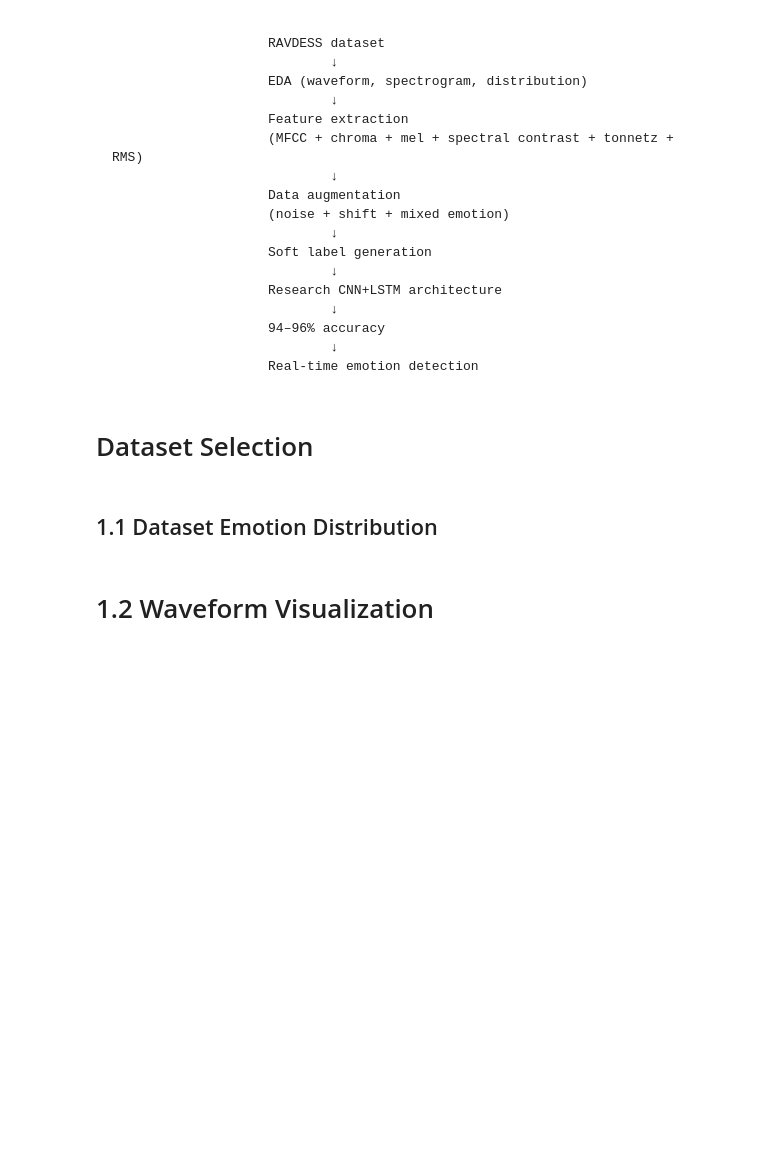
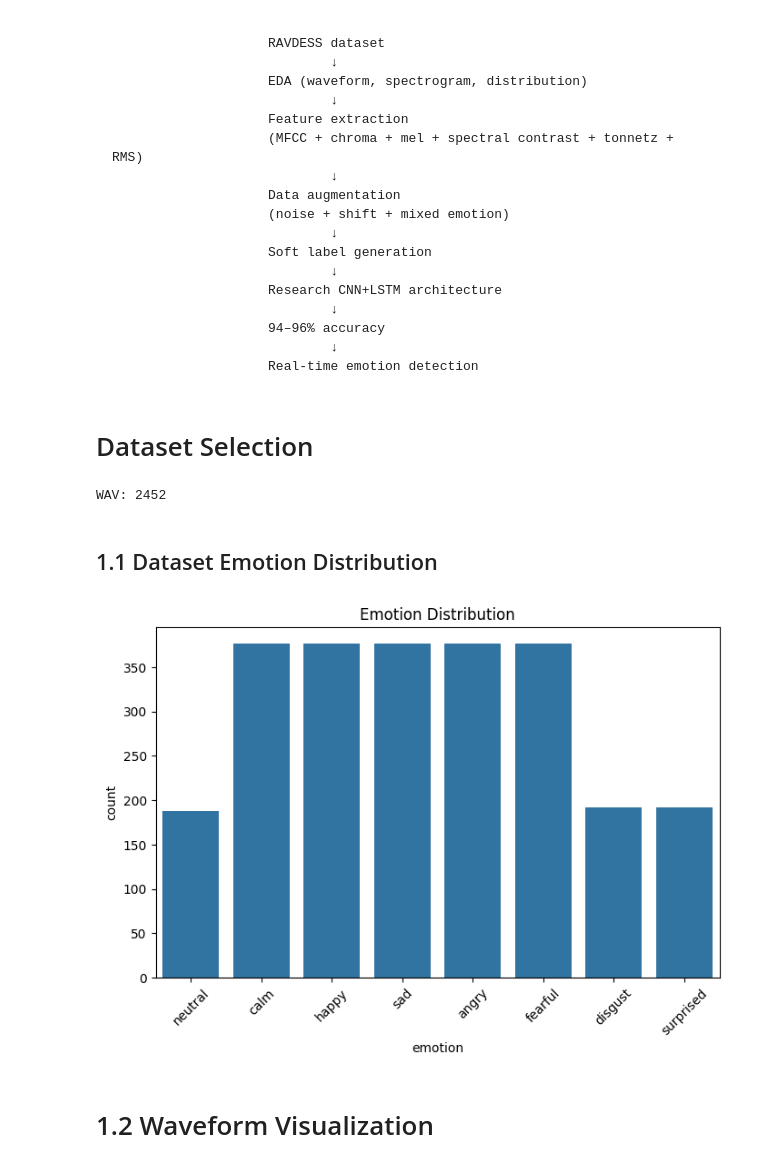
Before and after one commit to anshukumar2932/EmotionDetection-from-voice, a Jupyter notebook: Ravdees-Training/cnn_lstm.ipynb, the cells around one changed output. Drawn from its saved outputs; the diff is of its cells as text; code cells hidden in the pictures; blank space fills up the shorter version.

```diff
--- a/Ravdees-Training/cnn_lstm.ipynb
+++ b/Ravdees-Training/cnn_lstm.ipynb
@@ -32,51 +34,53 @@ import platform
 # %% [markdown]
 # Dataset Selection
 # %%
-system = platform.system()
+data_directory = "/media/anshu/New Volume/Dataset"
 
-username = os.getlogin()
+wav_files = glob.glob(os.path.join(data_directory, "**/*.wav"), recursive=True)
 
-if system == "Linux":
-    if "microsoft" in platform.uname().release.lower():
-        data_directory = f"/mnt/c/Users/{username}/Desktop/RAVDESS"
-    else:
-        data_directory = f"/home/{username}/RAVDESS"
+files = wav_files
 
-elif system == "Windows":
-    data_directory = f"C:/Users/{username}/Desktop/RAVDESS"
-
-print("Using dataset path:", data_directory)
-
-if not os.path.exists(data_directory):
-    raise FileNotFoundError(f"""
-Dataset not found!
-
-Expected path:
-{data_directory}
-
-Please update the path in Dataset Selection section.
-""")
+print("WAV:", len(wav_files))
+# %% [output]
+WAV: 2452
+# %%
+emotion_map_number = {
+    "01": "neutral",
+    "02": "calm",
+    "03": "happy",
+    "04": "sad",
+    "05": "angry",
+    "06": "fearful",
+    "07": "disgust",
+    "08": "surprised"
+}
 # %% [markdown]
 ## 1.1 Dataset Emotion Distribution
 # %%
-import pandas as pd
-
 emotion_list = []
 
-for file in glob.glob(data_directory + "/Actor_*/*.wav"):
+for file in wav_files:
     file_name = os.path.basename(file)
-    emotion = emotions[file_name.split("-")[2]]
+    parts = file_name.split("-")
+
+    if len(parts) < 3:
+        continue
+
+    emotion_code = parts[2]
+    emotion = emotion_map_number.get(emotion_code, "unknown")
+
     emotion_list.append(emotion)
 
+# DataFrame
 df = pd.DataFrame(emotion_list, columns=["emotion"])
-
-import seaborn as sns
-import matplotlib.pyplot as plt
 
 plt.figure(figsize=(8,5))
 sns.countplot(data=df, x="emotion")
 plt.title("Emotion Distribution")
+plt.xticks(rotation=45)
 plt.show()
+# %% [output]
+[figure, added]
 # %% [markdown]
 # 1.2 Waveform Visualization
 # %%
```
Also changed, not shown: parts of 24 cells of this notebook, 6 other files.
